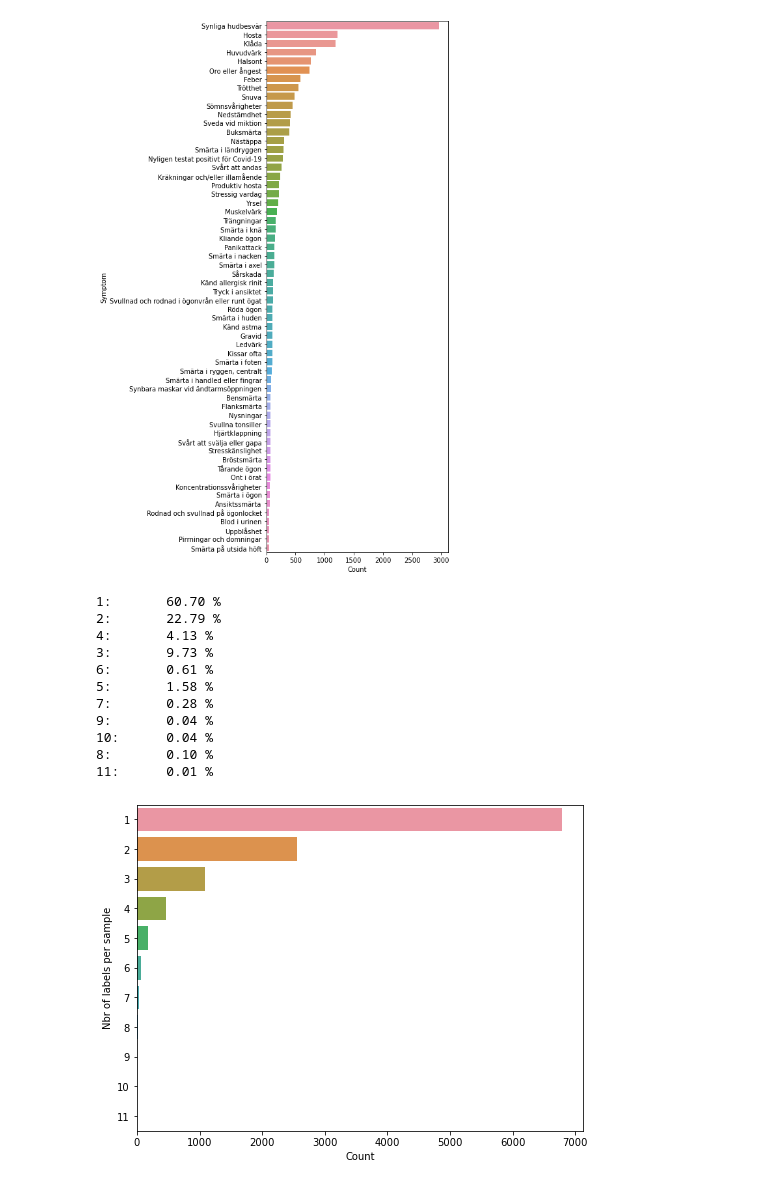
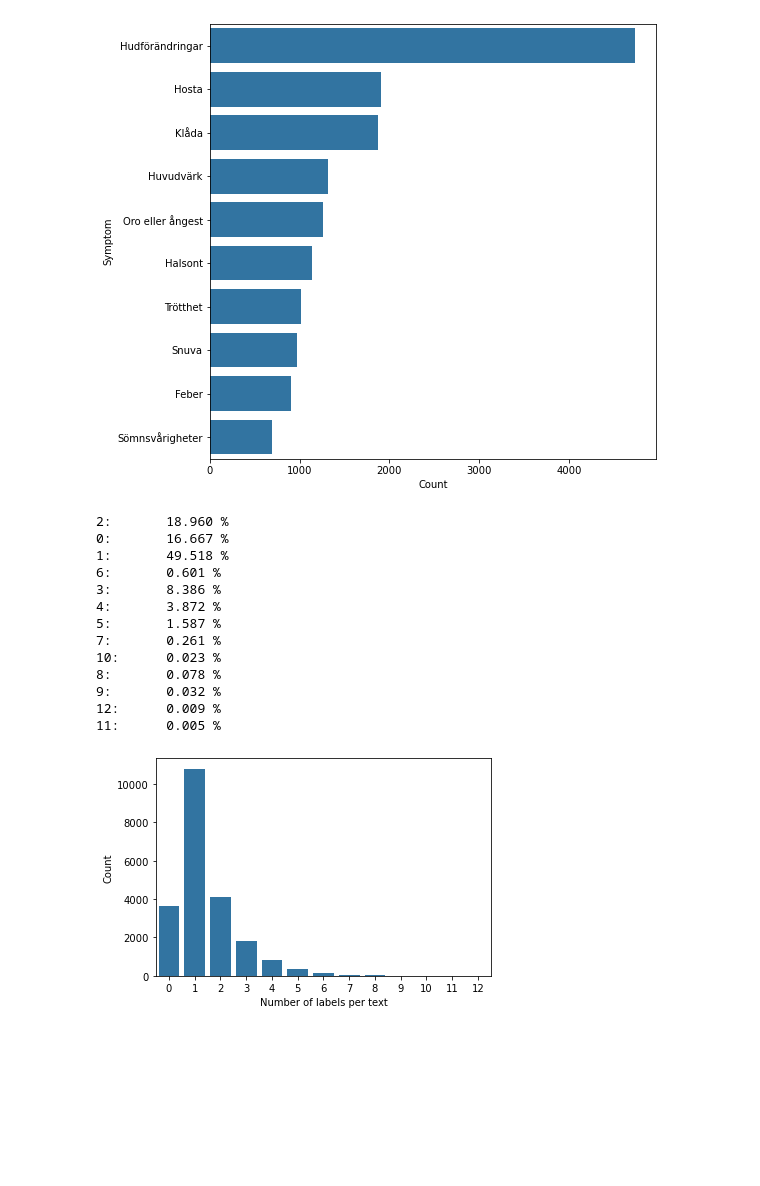
Before and after one commit to VisibaCare/SymptomMatchML, a Jupyter notebook: explore_dataset.ipynb, the cells around one changed output. Cells and saved outputs as stored; diff of their text form; code cells hidden in the pictures; blank space fills up the shorter version.

Commit message:
Adjustments for the new data

```diff
--- a/explore_dataset.ipynb
+++ b/explore_dataset.ipynb
@@ -13,7 +13,7 @@ import nltk
 path_to_data = './data'
 
 # create dataframe from sessions.json
-df = pd.read_json(f'{path_to_data}/sessions/sessions_03_17.json')
+df = pd.read_json(f'{path_to_data}/sessions/sessions_04_30.json')
 df.head()
 
 # create dictionaries for switching between symptom and id
@@ -23,7 +23,7 @@ sym2id = {}
 # create dictionary containing all relevant information of the symptoms
 sym_info = {}
 
-with open(f'{path_to_data}/symptoms/symptoms_03_17.json') as json_file:
+with open(f'{path_to_data}/symptoms/symptoms_04_30.json') as json_file:
     data = json.load(json_file)
     for sym in data:
         id2sym[sym['id']] = sym['name']
@@ -81,8 +81,8 @@ df['suggested'] = sym_names
 
 
 # remove all rows with no confirmed labels
-df = df[df[label_col].map(len) > 0]
-df = df.reset_index(drop=True)
+#df = df[df[label_col].map(len) > 0]
+#df = df.reset_index(drop=True)
 
 # remove unused columns
 df.drop('confirmed', inplace=True, axis=1)
@@ -102,17 +102,20 @@ df.head()
 # %%
 # plot the distribution of labels
 all_syms = sum(df['labels'].tolist(),[])
 all_syms = nltk.FreqDist(all_syms)
 
 all_syms_df = pd.DataFrame({'Symptom': list(all_syms.keys()),
                             'Count': list(all_syms.values())
                            })
 
-g = all_syms_df.nlargest(columns='Count', n=60)
-plt.figure(figsize=(5,15))
-ax = sns.barplot(data=g, x='Count', y='Symptom')
+g = all_syms_df.nlargest(columns='Count', n=10)
+plt.figure(figsize=(8,8))
+#plt.figure()
+ax = sns.barplot(data=g, x='Count', y='Symptom', color='C0')
+plt.savefig(fname=r'C:\Users\alexa\Desktop\thesis_pics\label_counts.eps', format='eps', bbox_inches='tight')
+plt.show()
 # %% [output]
-[figure, old version]
+[figure, new version]
 # %%
 # plot the distribution of number of labels per sample
 count_list = []
@@ -121,7 +124,7 @@ for sym_list in df['labels']:
     count_list.append(f'{len(sym_list)}')
 
 count_dict = nltk.FreqDist(count_list)
-count_dict_df = pd.DataFrame({'Nbr of labels per sample': list(count_dict.keys()),
+count_dict_df = pd.DataFrame({'Number of labels per text': list(count_dict.keys()),
                               'Count': list(count_dict.values())
                              })
 
@@ -129,25 +132,33 @@ count_dict_df = pd.DataFrame({'Nbr of labels per sample': list(count_dict.keys()
 count_dict_df = count_dict_df.sort_values(by=['Count'])
 tot_samples = sum(count_dict_df['Count'].tolist())
 for i in range(len(count_dict_df)):
-    print(f'{count_dict_df["Nbr of labels per sample"][i]}:\t {count_dict_df["Count"][i] / tot_samples * 100:.2f} %')
+    print(f'{count_dict_df["Number of labels per text"][i]}:\t {count_dict_df["Count"][i] / tot_samples * 100:.3f} %')
 
 g = count_dict_df.nlargest(columns='Count', n=60)
 
-plt.figure(figsize=(8,6))
-ax = sns.barplot(data=g, x='Count', y='Nbr of labels per sample')
+
+
+#plt.figure(figsize=(8,6))
+plt.figure()
+order = [f'{i}' for i in range(0,13)]
+ax = sns.barplot(data=g, y='Count', x='Number of labels per text', color='C0', order=order)
+plt.savefig(fname=r'C:\Users\alexa\Desktop\thesis_pics\labels_per_text.eps', format='eps', bbox_inches='tight')
+plt.show()
 # %% [output]
-1:       60.70 %
-2:       22.79 %
-4:       4.13 %
-3:       9.73 %
-6:       0.61 %
-5:       1.58 %
-7:       0.28 %
-9:       0.04 %
-10:      0.04 %
-8:       0.10 %
-11:      0.01 %
+2:       18.960 %
+0:       16.667 %
+1:       49.518 %
+6:       0.601 %
+3:       8.386 %
+4:       3.872 %
+5:       1.587 %
+7:       0.261 %
+10:      0.023 %
+8:       0.078 %
+9:       0.032 %
+12:      0.009 %
+11:      0.005 %
-[figure, old version]
+[figure, new version]
 # %%
 def clean_text(text):
     # turn text to lowercase
```
Also changed, not shown: parts of 10 cells of this notebook, 2 other files.
